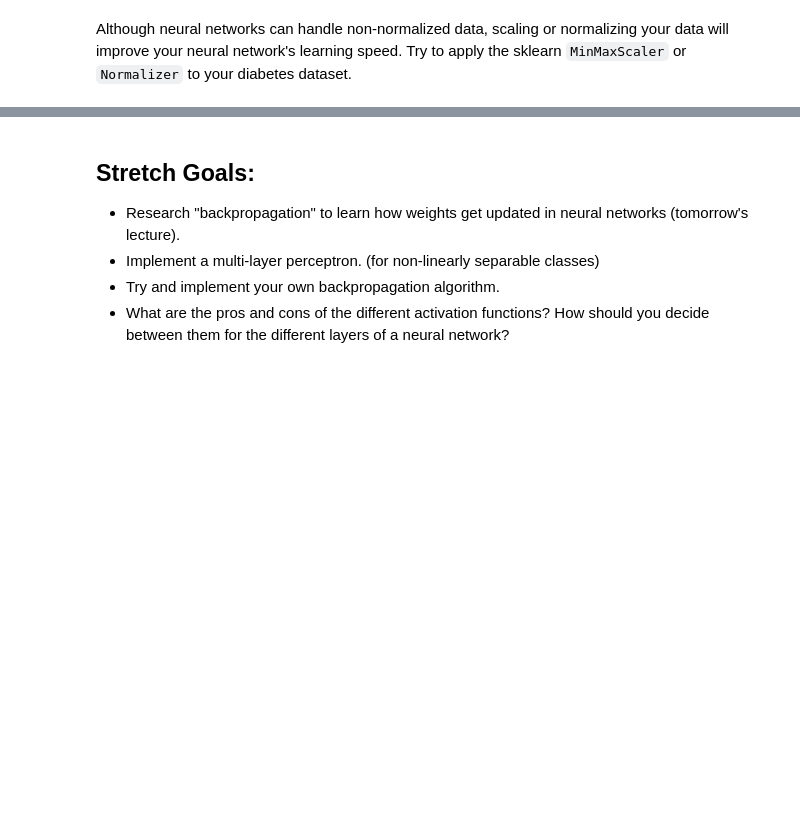
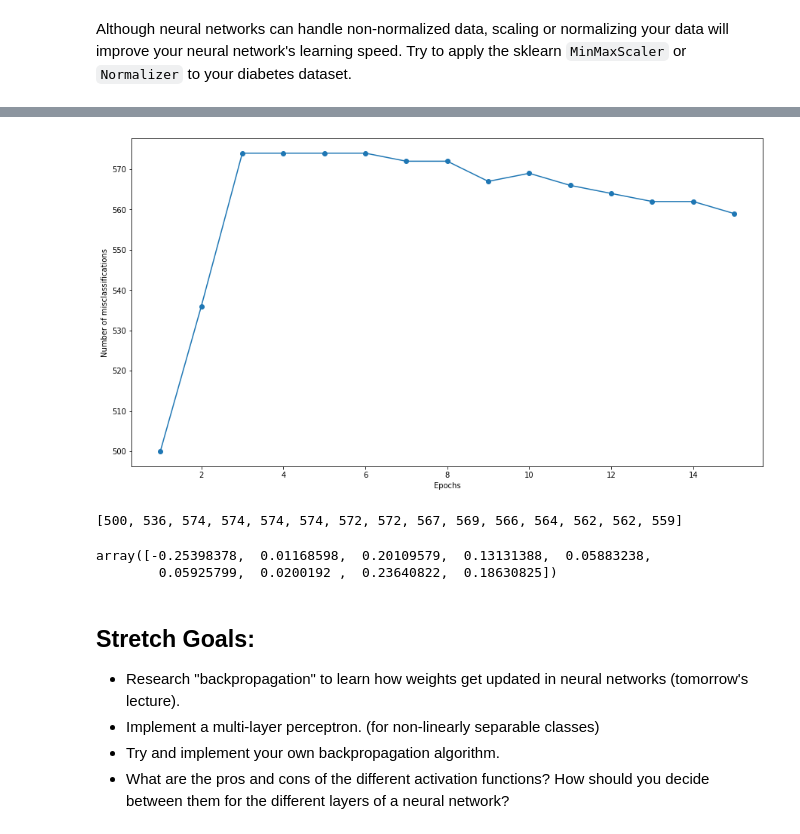
Before and after one commit to tigju/DS-Unit-4-Sprint-2-Neural-Networks, a Jupyter notebook: module1-Intro-to-Neural-Networks/LS_DS_421_Intro_to_NN_Assignment.ipynb, the cells around one changed output, grey strips where cells are left out. Cells and saved outputs as stored; diff of their text form; code cells hidden in the pictures; blank space fills up the shorter version.

Commit message:
1. Perceptrons Assignment

```diff
--- a/module1-Intro-to-Neural-Networks/LS_DS_421_Intro_to_NN_Assignment.ipynb
+++ b/module1-Intro-to-Neural-Networks/LS_DS_421_Intro_to_NN_Assignment.ipynb
@@ -185,9 +193,12 @@ diabetes.head()
 Although neural networks can handle non-normalized data, scaling or normalizing your data will improve your neural network's learning speed. Try to apply the sklearn `MinMaxScaler` or `Normalizer` to your diabetes dataset.
 # %%
 from sklearn.preprocessing import MinMaxScaler, Normalizer
+
+scaler = MinMaxScaler()
+normalize = Normalizer()
 
 feats = list(diabetes)[:-1]
 target = 'Outcome'
 
-X = diabetes[feats]
-y = diabetes[target]
+X = diabetes[feats].values
+y = diabetes[target].values
@@ -197,0 +228,3 @@ X.shape[1]
+# %%
+scaled_X = scaler.fit_transform(X)
+scaled_X
@@ -197,0 +245,3 @@ X.shape[1]
+# %%
+normalized_X = normalize.fit_transform(scaled_X)
+normalized_X
@@ -236,3 +319,25 @@ class Perceptron(object):
+# %%
+# I gave a very slove learning rate
+pn = Perceptron(0.001, 15)
+
+pn.fit(normalized_X, y)
+plt.figure(figsize=(15,8))
+plt.plot(range(1, len(pn.errors) + 1), pn.errors, marker='o')
+
+plt.xlabel('Epochs')
+plt.ylabel('Number of misclassifications')
+plt.show()
+# %% [output]
+[figure, added]
+# %%
+pn.errors
+# %% [output]
+[500, 536, 574, 574, 574, 574, 572, 572, 567, 569, 566, 564, 562, 562, 559]
+# %%
+pn.weight
+# %% [output]
+array([-0.25398378,  0.01168598,  0.20109579,  0.13131388,  0.05883238,
+        0.05925799,  0.0200192 ,  0.23640822,  0.18630825])
 # %% [markdown]
 ## Stretch Goals:
 
```
Also changed, not shown: parts of 8 cells of this notebook.
